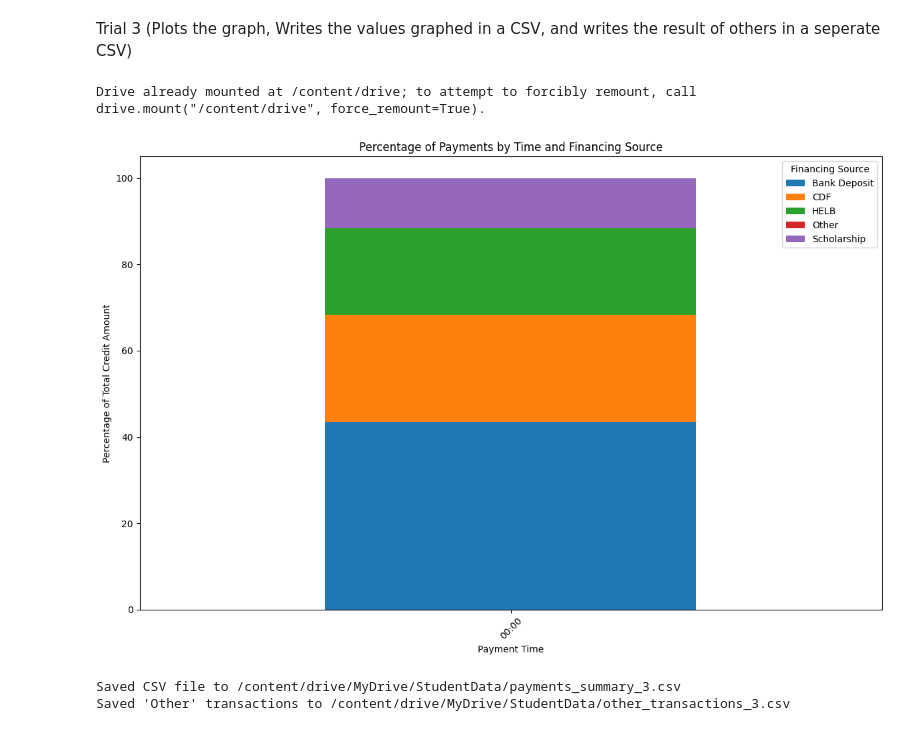
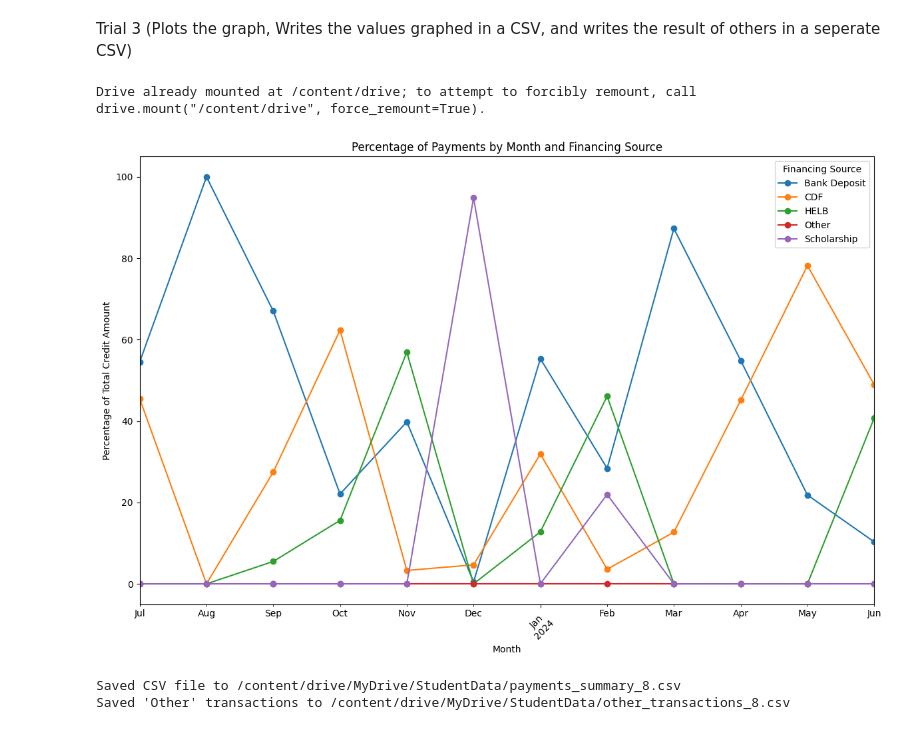
Before and after one commit to Evanson12/Data-Analysis-for-OEWG-Transcripts, a Jupyter notebook: Payment_Percentage.ipynb, the cells around one changed output. Saved outputs shown, nothing was run; the diff lists cells and outputs as text; code cells hidden in the pictures.

Commit message:
Trial 3 has changed to include grouping by month and a line graph, due date interval changed to 2023-2024

```diff
--- a/Payment_Percentage.ipynb
+++ b/Payment_Percentage.ipynb
@@ -166,8 +166,13 @@ df['Due Date'] = pd.to_datetime(df['Due Date'])
 df = df[~df['Description'].str.contains('REV', case=False, na=False)]
 df = df[~df['Description'].str.contains('bad debt', case=False, na=False)]
 
-# Extract time from 'Due Date'
-df['Payment Time'] = df['Due Date'].dt.strftime('%H:%M')
+# Filter dates between July 2023 and June 2024
+start_date = '2023-07-01'
+end_date = '2024-06-30'
+df = df[(df['Due Date'] >= start_date) & (df['Due Date'] <= end_date)]
+
+# Extract month from 'Posting Date'
+df['Posting Month'] = df['Due Date'].dt.to_period('M')
 
 # Convert 'Credit Amount' to numeric and fill NaNs with 0
 df['Credit Amount'] = pd.to_numeric(df['Credit Amount'], errors='coerce').fillna(0)
@@ -184,6 +189,8 @@ def classify_source(description):
         return 'Bank Deposit'
     elif 'TRANS' in str(description):
         return 'Bank Deposit'
+    elif 'Transfer fee' in str(description):
+        return 'Bank Deposit'
     elif 'Unidentified' in str(description):
         return 'Bank Deposit'
     elif 'GOK' in str(description):
@@ -198,42 +205,42 @@ df['Financing Source'] = df['Description'].apply(classify_source)
 # Filter out 'Other' transactions
 df_other = df[df['Financing Source'] == 'Other']
 
-# Aggregate data for plotting
-grouped = df.groupby(['Payment Time', 'Financing Source']).agg({'Credit Amount': 'sum'}).reset_index()
-pivot_table = grouped.pivot(index='Payment Time', columns='Financing Source', values='Credit Amount').fillna(0)
+# Aggregate data by month for plotting
+grouped = df.groupby(['Posting Month', 'Financing Source']).agg({'Credit Amount': 'sum'}).reset_index()
+pivot_table = grouped.pivot(index='Posting Month', columns='Financing Source', values='Credit Amount').fillna(0)
 pivot_table_percentage = pivot_table.div(pivot_table.sum(axis=1), axis=0) * 100
 
 # Plotting
-pivot_table_percentage.plot(kind='bar', stacked=True, figsize=(12, 8))
-plt.title('Percentage of Payments by Time and Financing Source')
-plt.xlabel('Payment Time')
+pivot_table_percentage.plot(kind='line', figsize=(12, 8), marker='o')
+plt.title('Percentage of Payments by Month and Financing Source')
+plt.xlabel('Month')
 plt.ylabel('Percentage of Total Credit Amount')
 plt.xticks(rotation=45)
 plt.legend(title='Financing Source')
 plt.tight_layout()
 plt.show()
 
 # Save the list of items to a CSV file
 file_counter = 1
 csv_filename = f'payments_summary_{file_counter}.csv'
 while os.path.exists(os.path.join(base_dir, csv_filename)):
     file_counter += 1
     csv_filename = f'payments_summary_{file_counter}.csv'
 csv_path = os.path.join(base_dir, csv_filename)
 grouped.to_csv(csv_path, index=False)
 print(f"Saved CSV file to {csv_path}")
 
 # Save 'Other' transactions to a CSV file
 file_counter = 1
 other_csv_filename = f'other_transactions_{file_counter}.csv'
 while os.path.exists(os.path.join(base_dir, other_csv_filename)):
     file_counter += 1
     other_csv_filename = f'other_transactions_{file_counter}.csv'
 other_csv_path = os.path.join(base_dir, other_csv_filename)
 df_other.to_csv(other_csv_path, index=False)
 print(f"Saved 'Other' transactions to {other_csv_path}")
 # %% [output]
 Drive already mounted at /content/drive; to attempt to forcibly remount, call drive.mount("/content/drive", force_remount=True).
-[figure, old version]
+[figure, new version]
-Saved CSV file to /content/drive/MyDrive/StudentData/payments_summary_3.csv
-Saved 'Other' transactions to /content/drive/MyDrive/StudentData/other_transactions_3.csv
+Saved CSV file to /content/drive/MyDrive/StudentData/payments_summary_8.csv
+Saved 'Other' transactions to /content/drive/MyDrive/StudentData/other_transactions_8.csv
```
